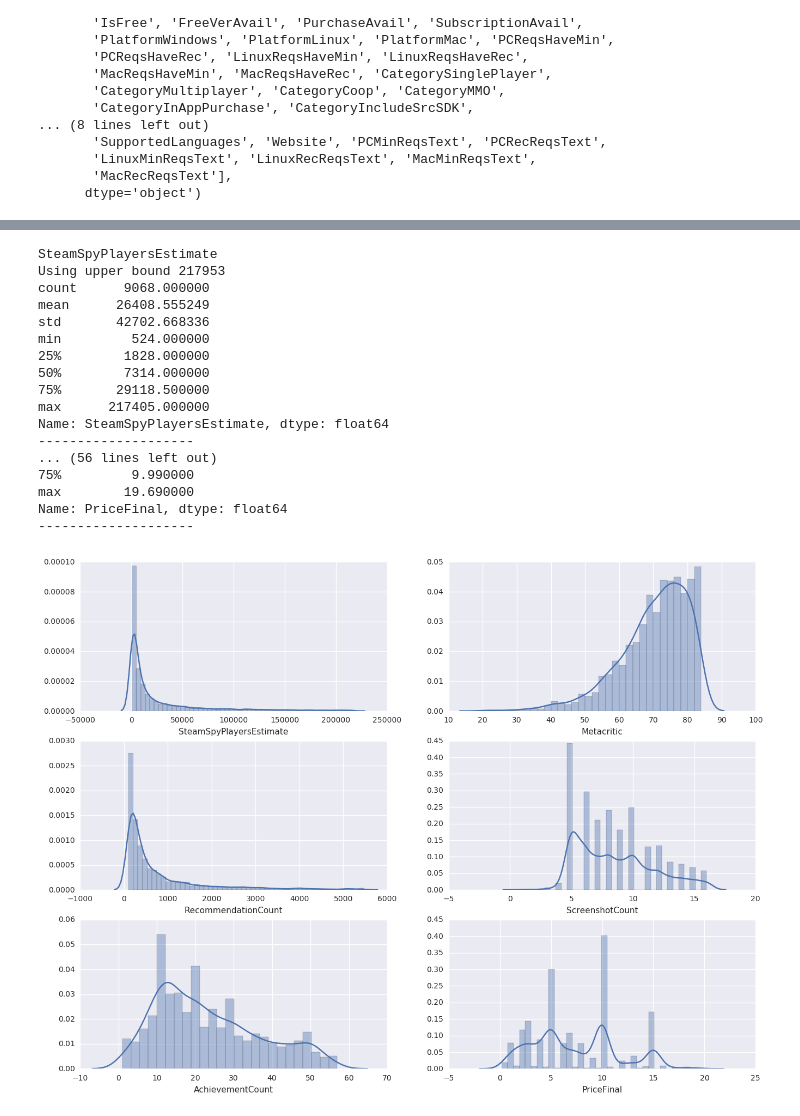
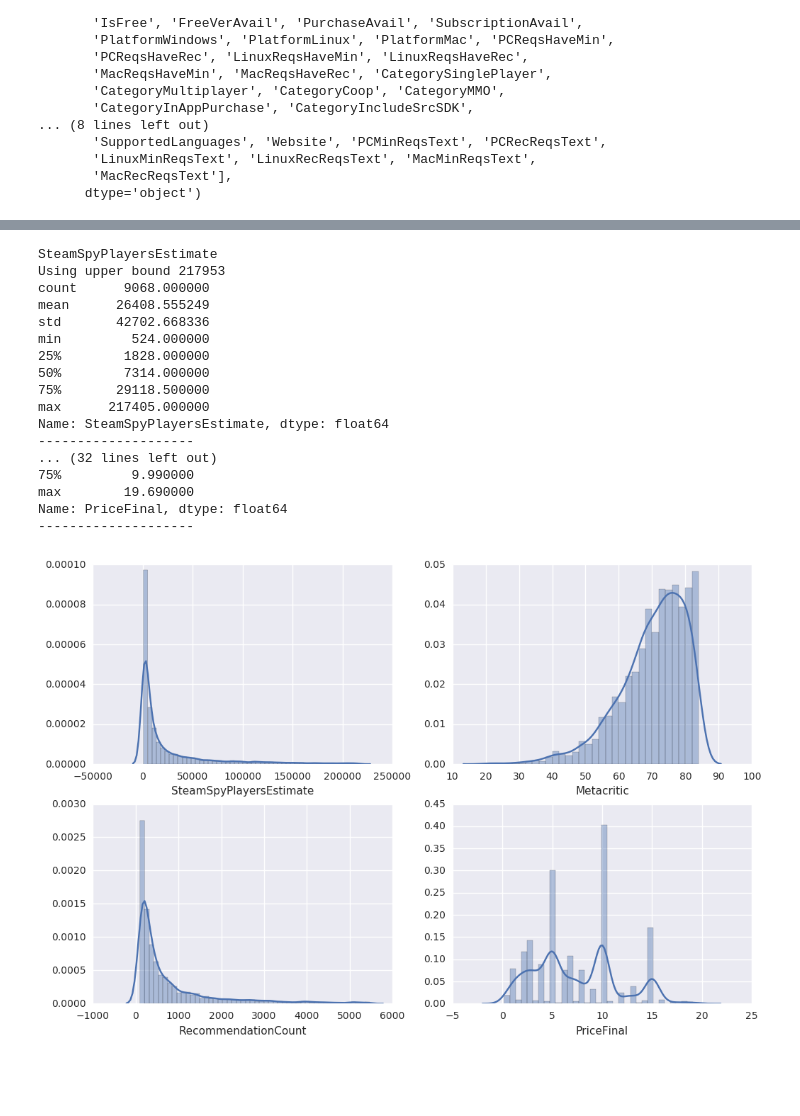
Before and after one commit to CraigKelly/steam-data, a Jupyter notebook: analysis/analysis-cnk.ipynb, the cells around one changed output, grey strips where cells are left out. Drawn from its saved outputs; the diff is of its cells as text; code cells hidden in the pictures; blank space fills up the shorter version.

```diff
--- a/analysis/analysis-cnk.ipynb
+++ b/analysis/analysis-cnk.ipynb
@@ -30,8 +30,6 @@ INTERESTING_NUMERICS = [
     "SteamSpyPlayersEstimate",
     "Metacritic",
     "RecommendationCount",
-    "ScreenshotCount",
-    "AchievementCount",
     "PriceFinal"
 ]
 
@@ -42,6 +40,7 @@ sea.pairplot(data[INTERESTING_NUMERICS]);
 class PER:
     def __init__(self, per):
         self.per = per
+
 
 def see_one(name, nonzero=True, bound=None, ax=None):
     print(name)
@@ -57,33 +56,33 @@ def see_one(name, nonzero=True, bound=None, ax=None):
             print("Using upper bound", bound)
         d = d[d[name] < bound]
 
     d = d[name]
 
     print(d.describe())
     print('-'*20)
     if ax is None:
         plt.figure()
     sea.distplot(d, kde=True, rug=False, ax=ax)
 
-fig, axes = plt.subplots(3, 2, figsize=(16,12));
+fig, axes = plt.subplots(2, 2, figsize=(12,8));
 for ax, col in zip(axes.flatten(), INTERESTING_NUMERICS):
     see_one(col, nonzero=True, bound=PER(0.90), ax=ax)
 # %% [output]
 SteamSpyPlayersEstimate
 Using upper bound 217953
 count      9068.000000
 mean      26408.555249
 std       42702.668336
 min         524.000000
 25%        1828.000000
 50%        7314.000000
 75%       29118.500000
 max      217405.000000
 Name: SteamSpyPlayersEstimate, dtype: float64
 --------------------
-... (56 lines left out)
+... (32 lines left out)
 75%         9.990000
 max        19.690000
 Name: PriceFinal, dtype: float64
 --------------------
-[figure, old version]
+[figure, new version]
```
Also changed, not shown: parts of 2 cells of this notebook.
